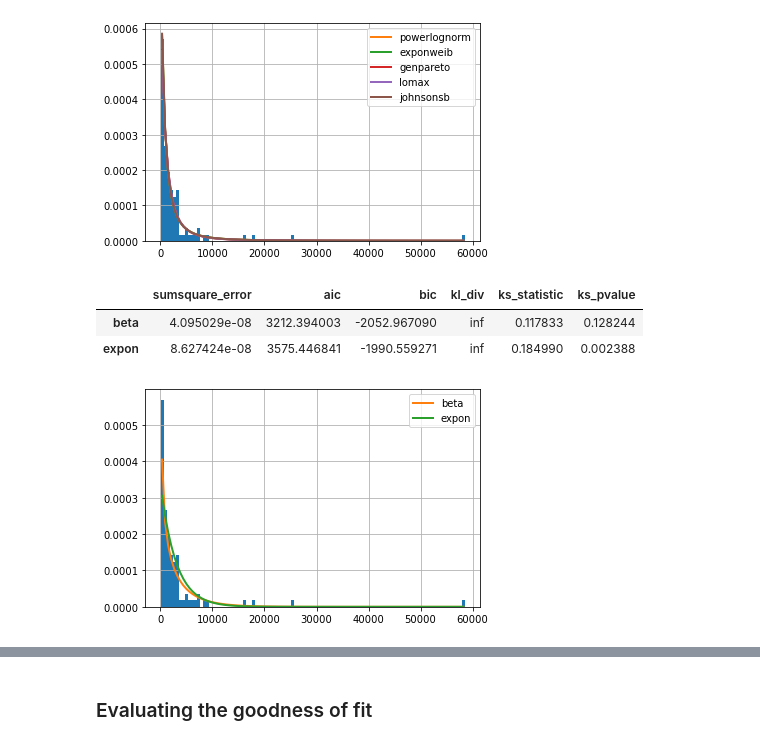
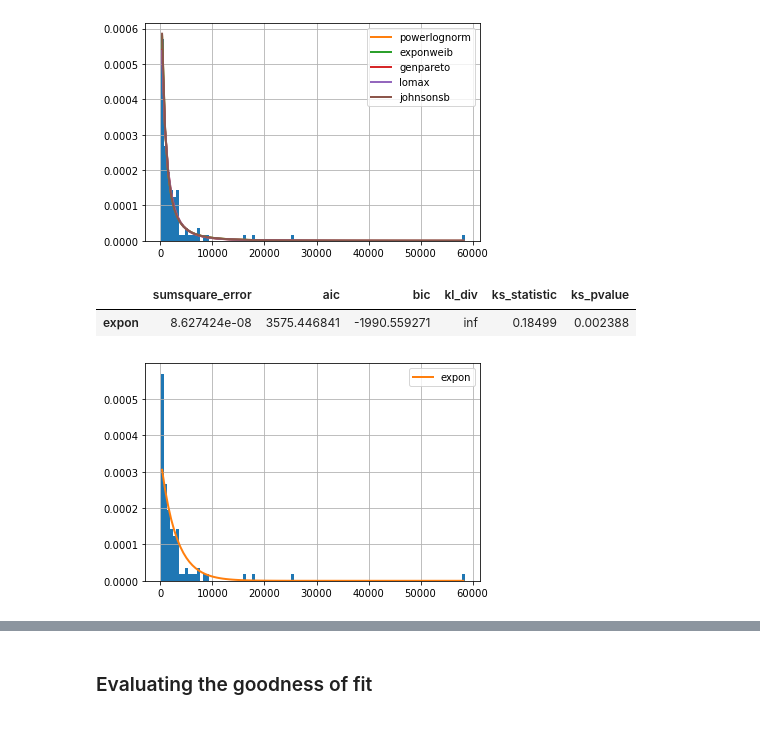
Before and after one commit to jtsw1990/stats-goodness-of-fit-tutorial, a Jupyter notebook: GOF - 4. Goodness of fit.ipynb, the cells around one changed output, grey strips where cells are left out. Saved outputs shown, nothing was run; the diff lists cells and outputs as text; code cells hidden in the pictures.

Commit message:
added example with expon from scratch

```diff
--- a/GOF - 4. Goodness of fit.ipynb
+++ b/GOF - 4. Goodness of fit.ipynb
@@ -43,11 +45,11 @@ f.summary()
 | johnsonsb | 1.359336e-08 | 2766.057875 | -2158.833761 | inf | 0.048376 | 0.970194 |
 [figure]
 # %%
-f = Fitter(df, distributions=["expon", "beta"])
+# Fitting with an exponential
+f = Fitter(df, distributions=["expon"])
 f.fit()
 f.summary()
 # %% [output]
 |  | sumsquare_error | aic | bic | kl_div | ks_statistic | ks_pvalue |
-| beta | 4.095029e-08 | 3212.394003 | -2052.967090 | inf | 0.117833 | 0.128244 |
-| expon | 8.627424e-08 | 3575.446841 | -1990.559271 | inf | 0.184990 | 0.002388 |
+| expon | 8.627424e-08 | 3575.446841 | -1990.559271 | inf | 0.18499 | 0.002388 |
-[figure, old version]
+[figure, new version]
```
Also changed, not shown: parts of 5 cells of this notebook.
